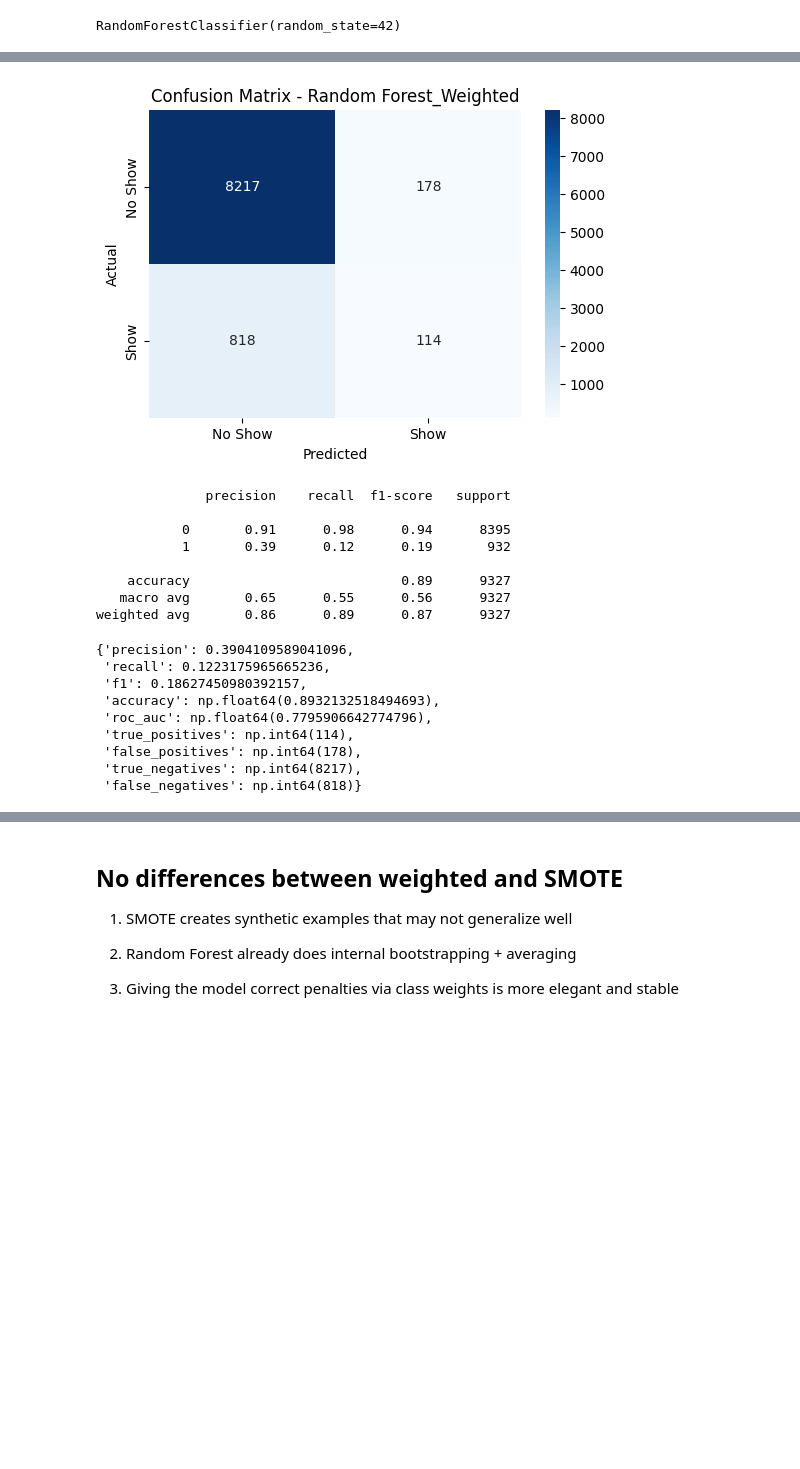
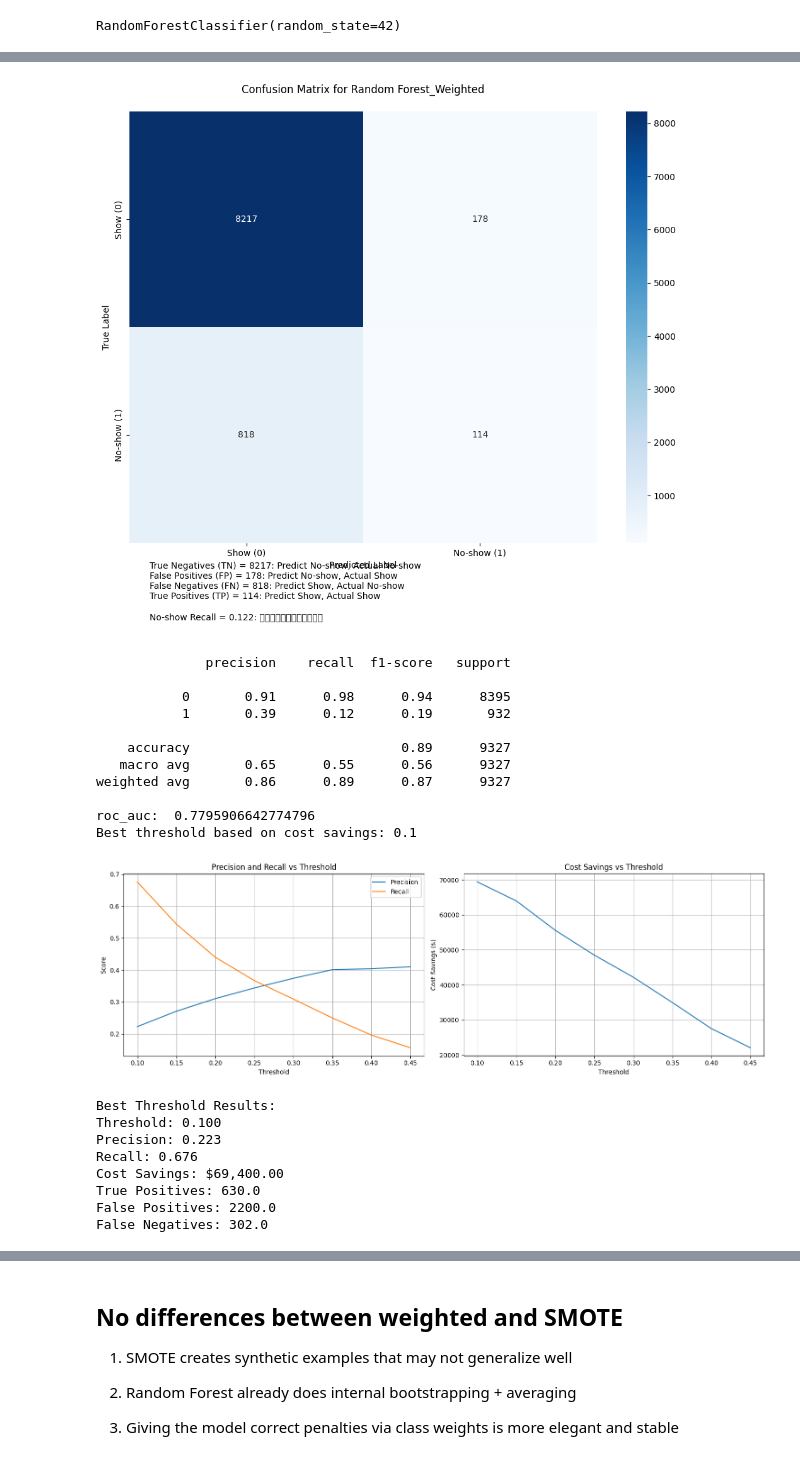
Before and after one commit to ianwu0915/No-show-ML-E2E_Project, a Jupyter notebook: notebooks/03_model_development.ipynb, the cells around one changed output, grey strips where cells are left out. Cells and saved outputs as stored; diff of their text form; code cells hidden in the pictures; blank space fills up the shorter version.

```diff
--- a/notebooks/03_model_development.ipynb
+++ b/notebooks/03_model_development.ipynb
@@ -184,0 +193,27 @@ weighted avg       0.87      0.31      0.37      9327
+# %%
+from sklearn.model_selection import GridSearchCV
+from sklearn.metrics import make_scorer, recall_score
+# 3. 使用 GridSearchCV 尋找最佳參數
+param_grid_svm = {
+    'C': [1],           # 先只用默認值
+    'gamma': ['scale'], # 先只用默認值
+    'class_weight': ['balanced', {0:1, 1:10}]  # 只測試兩種權重
+}
+
+# 2. 減少交叉驗證折數
+grid_svm = GridSearchCV(
+    svm_model,
+    param_grid_svm,
+    scoring={
+        'recall': make_scorer(recall_score, pos_label=1),
+        'roc_auc': 'roc_auc'
+    },
+    refit='recall',
+    cv=3,  # 從5減到3
+    n_jobs=-1,
+    verbose=2
+)
+
+# 4. 訓練模型
+print("Training SVM model...")
+grid_svm.fit(X_train_scaled, y_train)
@@ -222,6 +318,7 @@ weighted avg       0.85      0.89      0.87      9327
  'true_negatives': np.int64(8191),
  'false_negatives': np.int64(817)}
 # %%
+## Weighted models (Dealing with the Imbalanced Dataset)
 rf_model_2 = RandomForestClassifier(
     n_estimators=200,        # number of trees
     max_depth=None,          # allow trees to grow fully
@@ -231,12 +328,16 @@ rf_model_2 = RandomForestClassifier(
 )
 
 rf_model_2.fit(X_train_final, y_train)
-y_pred_rf = rf_model_2.predict(X_test_final)
-y_proba_rf = rf_model_2.predict_proba(X_test_final)[:, 1]  # needed for AUC
+y_pred_rf_weighted = rf_model_2.predict(X_test_final)
+y_proba_rf_weighted = rf_model_2.predict_proba(X_test_final)[:, 1]  # needed for AUC
 # %%
-evaluate_model(y_test, y_pred_rf, y_proba_rf, "Random Forest_Weighted")
+evaluate_model(y_test, y_pred_rf_weighted, y_proba_rf_weighted, "Random Forest_Weighted")
+
+# Determine the best threshold for cost saving
+results_df = evaluate_threshold(y_test, y_proba_rf_weighted)
+visualize_threshold_results(results_df)
 # %% [output]
-[figure, old version]
+[figure, new version]
               precision    recall  f1-score   support
 
            0       0.91      0.98      0.94      8395
@@ -245,12 +346,15 @@ evaluate_model(y_test, y_pred_rf, y_proba_rf, "Random Forest_Weighted")
     accuracy                           0.89      9327
    macro avg       0.65      0.55      0.56      9327
 weighted avg       0.86      0.89      0.87      9327
+
+roc_auc:  0.7795906642774796
+Best threshold based on cost savings: 0.1
+[figure, added]
-{'precision': 0.3904109589041096,
- 'recall': 0.1223175965665236,
- 'f1': 0.18627450980392157,
- 'accuracy': np.float64(0.8932132518494693),
- 'roc_auc': np.float64(0.7795906642774796),
- 'true_positives': np.int64(114),
- 'false_positives': np.int64(178),
- 'true_negatives': np.int64(8217),
- 'false_negatives': np.int64(818)}
+Best Threshold Results:
+Threshold: 0.100
+Precision: 0.223
+Recall: 0.676
+Cost Savings: $69,400.00
+True Positives: 630.0
+False Positives: 2200.0
+False Negatives: 302.0
```
Also changed, not shown: parts of 44 cells of this notebook, 6 other files.
